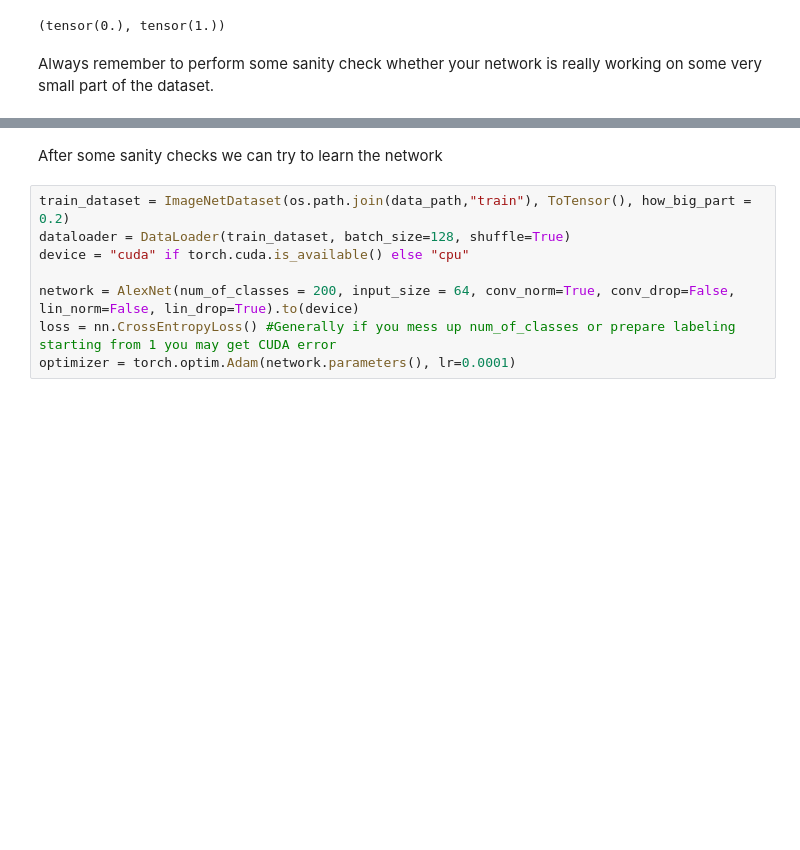
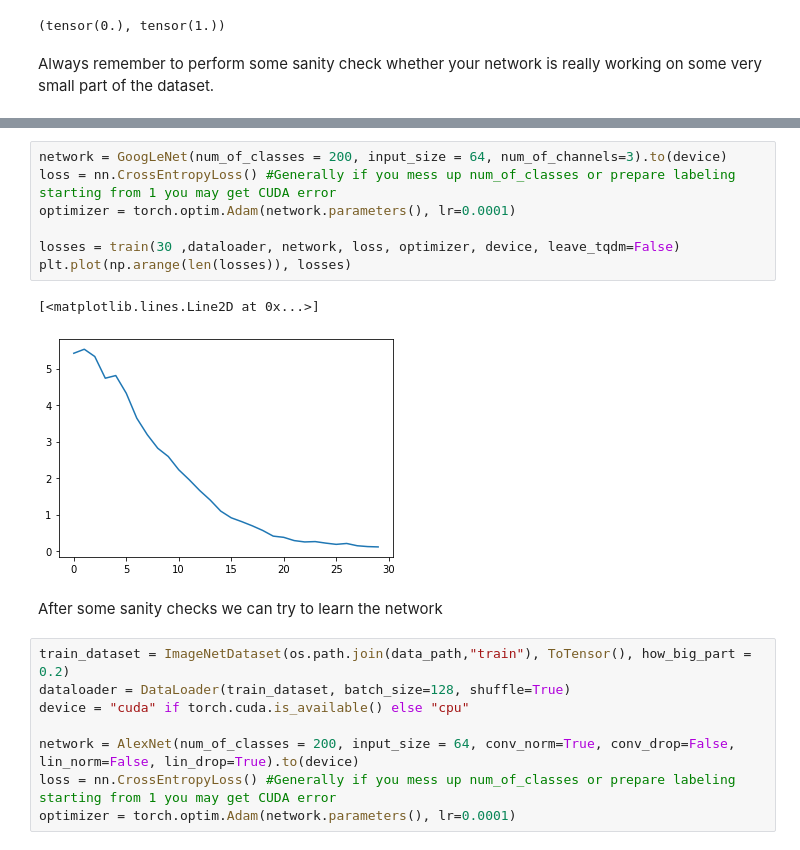
Before and after one commit to SebChw/DL-Architectures, a Jupyter notebook: NNArchitectures/presentation.ipynb, the cells around one changed output, grey strips where cells are left out. Saved outputs shown, nothing was run; the diff lists cells and outputs as text; blank space fills up the shorter version.

Commit message:
feat: add GoogLeNet

```diff
--- a/NNArchitectures/presentation.ipynb
+++ b/NNArchitectures/presentation.ipynb
@@ -96,3 +109,13 @@ plt.plot(np.arange(len(losses)), losses)
+# %%
+network = GoogLeNet(num_of_classes = 200, input_size = 64, num_of_channels=3).to(device)
+loss = nn.CrossEntropyLoss() #Generally if you mess up num_of_classes or prepare labeling starting from 1 you may get CUDA error
+optimizer = torch.optim.Adam(network.parameters(), lr=0.0001)
+
+losses = train(30 ,dataloader, network, loss, optimizer, device, leave_tqdm=False)
+plt.plot(np.arange(len(losses)), losses)
+# %% [output]
+[<matplotlib.lines.Line2D at 0x...>]
+[figure, added]
 # %% [markdown]
 After some sanity checks we can try to learn the network
 # %%
```
Also changed, not shown: parts of 7 cells of this notebook, 5 other files.
